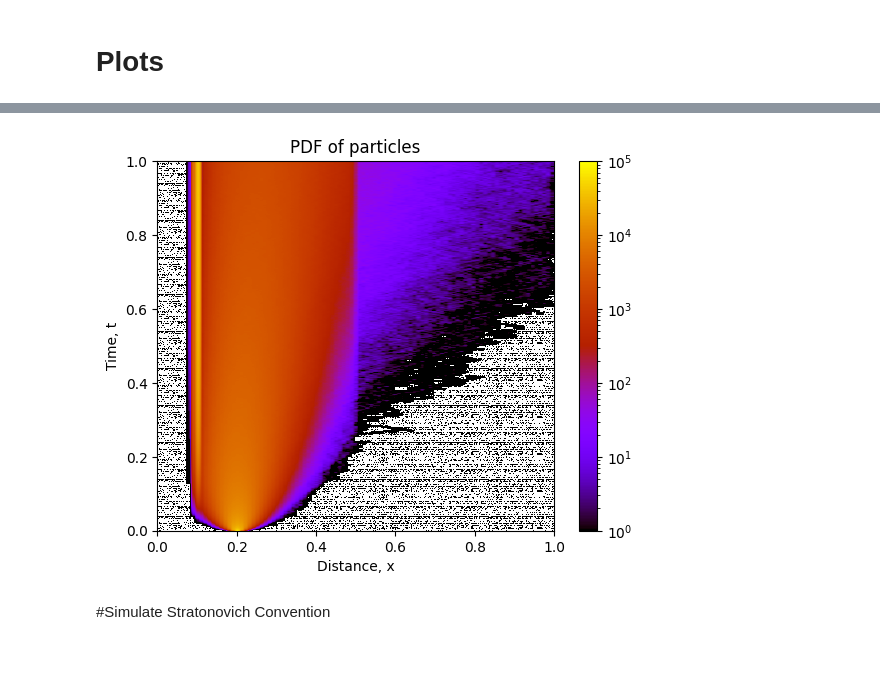
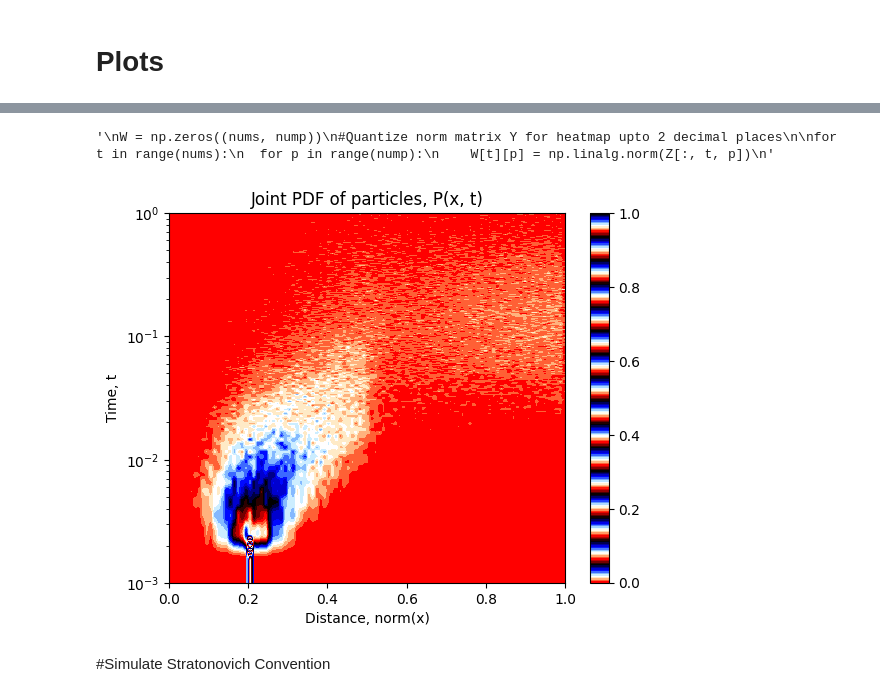
Before and after one commit to shreeganeshasharma/ParticleSimulations, a Jupyter notebook: 2DWithPores.ipynb, the cells around one changed output, grey strips where cells are left out. Drawn from its saved outputs; the diff is of its cells as text; code cells hidden in the pictures; blank space fills up the shorter version.

```diff
--- a/2DWithPores.ipynb
+++ b/2DWithPores.ipynb
@@ -23,7 +23,7 @@ import matplotlib.pyplot as plt
 
 #Brownian motion parameters
 #Dimensions - 2, 3 or higher
-dim = 1
+dim = 2
 #Time step
 dt = 0.001
 #Number of steps
@@ -739,19 +809,21 @@ count1 = np.zeros(nums)
 count2 = np.zeros(nums)
 count3 = np.zeros(nums)
 for t in range(nums):
-  count3[t] = np.count_nonzero((0 < Y[:, t, :].flatten()) & (Y[:, t, :].flatten() < R))
-  count1[t] = np.count_nonzero((R < Y[:, t, :].flatten()) & (Y[:, t, :].flatten() < R1))
-  count2[t] = np.count_nonzero((R1 < Y[:, t, :].flatten()) & (Y[:, t, :].flatten() < R2))
+  for p in range(nump):
+    count3[t] += np.count_nonzero((0 < np.linalg.norm(Y[:, t, p])) & (np.linalg.norm(Y[:, t, p]) < R))
+    count1[t] += np.count_nonzero((R < np.linalg.norm(Y[:, t, p])) & (np.linalg.norm(Y[:, t, p]) < R1))
+    count2[t] += np.count_nonzero((R1 < np.linalg.norm(Y[:, t, p])) & (np.linalg.norm(Y[:, t, p]) < R2))
 
-plt.xscale("log")
+xticks = np.linspace(1/nums, 1, nums)
+yticks = np.linspace(1/nums, 1, nums)
+
 plt.plot(count1/nump)
 plt.plot(count2/nump)
 plt.plot((count1 + count2)/nump)
 plt.plot(count3/nump)
-#plt.plot(np.tile(MFPT/nums, nums))
+plt.plot(np.tile(MFPT/nums, nums))
 plt.legend(["In D1", "In D2", "In D1 or D2", "Hit target","MFPT"])
-plt.xlabel("Time step, t")
-plt.ylabel("Probability at time t")
+plt.ylabel("t, Time step")
+plt.xlabel("Pr(t), Probability at time t")
 plt.show()
-plt.savefig('/content/drive/MyDrive/Images/Prob_Ito_10_1.png')
 # %% [output]
@@ -779,37 +831,56 @@ Mean First Passage Time =  423.55944641132925
 # %%
-#https://note.nkmk.me/en/python-numpy-count/
-
 gridX = 100
+gridT = nums
 pos = np.round(np.linspace(0, 1, gridX + 1), 2)
-gridT = nums
 tim = np.linspace(0, gridT, gridT+1)
-#Heatmap matrix for 1d
 PDF1D = np.zeros((gridT, gridX+1))
 
-#Quantize norm matrix Y for heatmap upto 2 decimal places
-Z = np.round(Y/R2, 2)
+#Derive a heatmap of the particles
+#Find the norm of particles at each time step - reduce dimension of Y[dim][time][particle] to Z[norm or distance][time]
+"""Scale by R2 if necessary but I suspect it is wrong to do so, plots are not as expected for (R1, R2) = (5, 10) as for (0.5, 1)"""
+Z = np.linalg.norm(Y/R2, axis=0)
 
-if dim == 1:
-  for t in range(nums):
-    #position of all particles at time t
-    for p in range(len(pos)):
-      PDF1D[t][p] = len(np.where(Z[0, t, :] == pos[p])[0])
-"""How to normalize the matrix PDF1D?
-Divide by maximum or row sum or col sum"""
+#Quantize it to 2 ( = log10(gridX)) decimal places as grix X is with such precision
+Z = np.round(Z, 2)
 
+for t in range(nums):
+#position of all particles at time t
+  for p in range(len(pos)):
+    PDF1D[t][p] = np.count_nonzero(Z[t, :] == pos[p])
 
 #Plot the heatmap of pdf
-plt.title("PDF of particles")
+plt.title("Joint PDF of particles, P(x, t)")
 #PDF1D is a 2D matrix with (0,0)th element on top left. Fip vertically
-plt.imshow(np.flipud(PDF1D), extent = [0, 1, 0, 1], cmap= "gnuplot", aspect = "auto", norm="log")
-#plt.imshow(np.flipud(PDF1D), extent = [0, 1, 0, 1], cmap= "gnuplot", aspect = "auto", norm="log", vmin=0.001, vmax=1000)
-plt.xlabel("Distance, x")
+plt.yscale('log')
+plt.imshow(np.flipud(PDF1D/nump), cmap = 'flag', extent = [0, 1, dt, dt*nums], aspect = "auto")
+plt.xlabel("Distance, norm(x)")
 plt.ylabel("Time, t")
 plt.colorbar()
-plt.savefig('/content/drive/MyDrive/Images/Heat_Ito_10_1.png')
-#https://stackoverflow.com/questions/2546475/how-can-i-draw-a-log-normalized-imshow-plot-with-a-colorbar-representing-the-raw
+
+#print(Z)
+"""Here ALSO it matters if I set a hitting particle to -1 or stick it there norm of hit particles is 1.41"""
+
+"""
+W = np.zeros((nums, nump))
+#Quantize norm matrix Y for heatmap upto 2 decimal places
+
+for t in range(nums):
+  for p in range(nump):
+    W[t][p] = np.linalg.norm(Z[:, t, p])
+"""
+#print(Z)
+#print(Z.shape)
+#print(Z[0,:,:])
+#print(Z[:, 0, :])
+#print(np.linalg.norm(Z[:, 1, :], axis=0))
+#print(np.linalg.norm(Z[:, 1, 0]))
+
+#W = np.linalg.norm(Z, axis=0)
+#print(W.shape)
+#print(W)
 # %% [output]
+'\nW = np.zeros((nums, nump))\n#Quantize norm matrix Y for heatmap upto 2 decimal places\n\nfor t in range(nums):\n  for p in range(nump):\n    W[t][p] = np.linalg.norm(Z[:, t, p])\n'
-[figure, old version]
+[figure, new version]
 # %% [markdown]
 #Simulate Stratonovich Convention
 # %%
```
Also changed, not shown: parts of 30 cells of this notebook.
